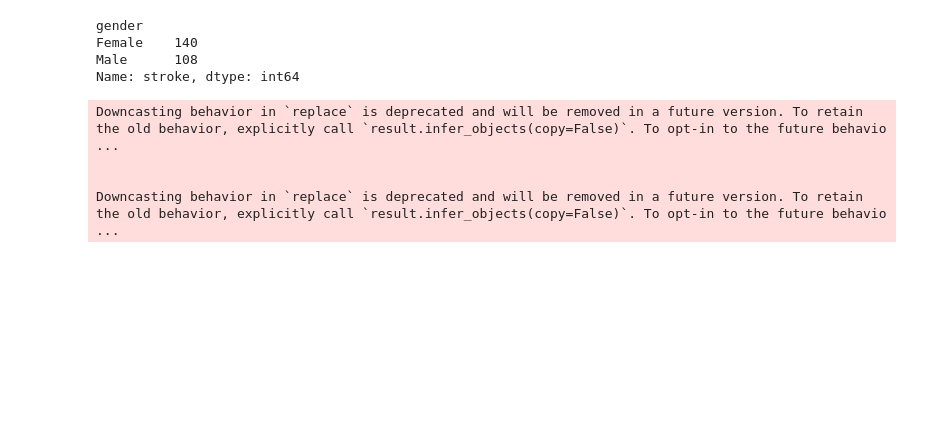
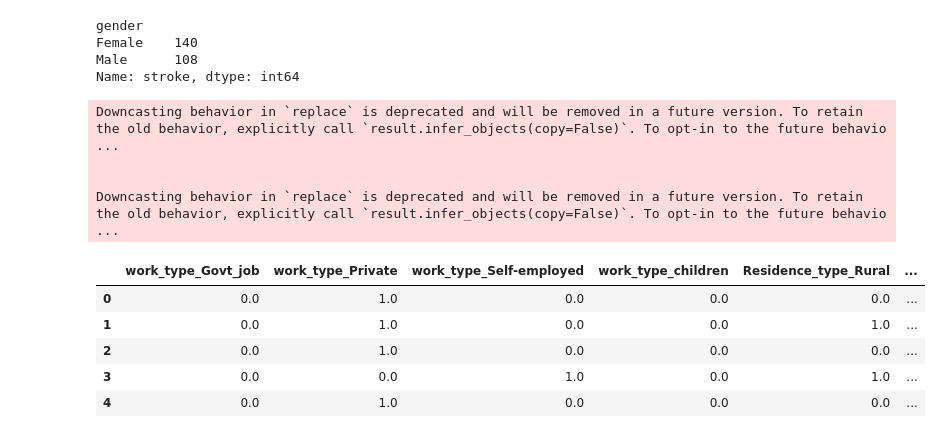
Before and after one commit to debjit11/Brain-Stroke-Prediction, a Jupyter notebook: main.ipynb, the cells around one changed output. Cells and saved outputs as stored; diff of their text form; code cells hidden in the pictures; blank space fills up the shorter version.

```diff
--- a/main.ipynb
+++ b/main.ipynb
@@ -212,3 +201,7 @@ Downcasting behavior in `replace` is deprecated and will be removed in a future
 
 
 Downcasting behavior in `replace` is deprecated and will be removed in a future version. To retain the old behavior, explicitly call `result.infer_objects(copy=False)`. To opt-in to the future behavio ...
+# %%
+onehot = OneHotEncoder()
+# %%
+cat_to_numeric = df[['work_type','Residence_type','smoking_status']]
@@ -214,0 +213,9 @@ Downcasting behavior in `replace` is deprecated and will be removed in a future
+# %%
+df2.head()
+# %% [output]
+|  | work_type_Govt_job | work_type_Private | work_type_Self-employed | work_type_children | Residence_type_Rural | ... |
+| 0 | 0.0 | 1.0 | 0.0 | 0.0 | 0.0 | ... |
+| 1 | 0.0 | 1.0 | 0.0 | 0.0 | 1.0 | ... |
+| 2 | 0.0 | 1.0 | 0.0 | 0.0 | 0.0 | ... |
+| 3 | 0.0 | 0.0 | 1.0 | 0.0 | 1.0 | ... |
+| 4 | 0.0 | 1.0 | 0.0 | 0.0 | 0.0 | ... |
```
Also changed, not shown: parts of 9 cells of this notebook.
